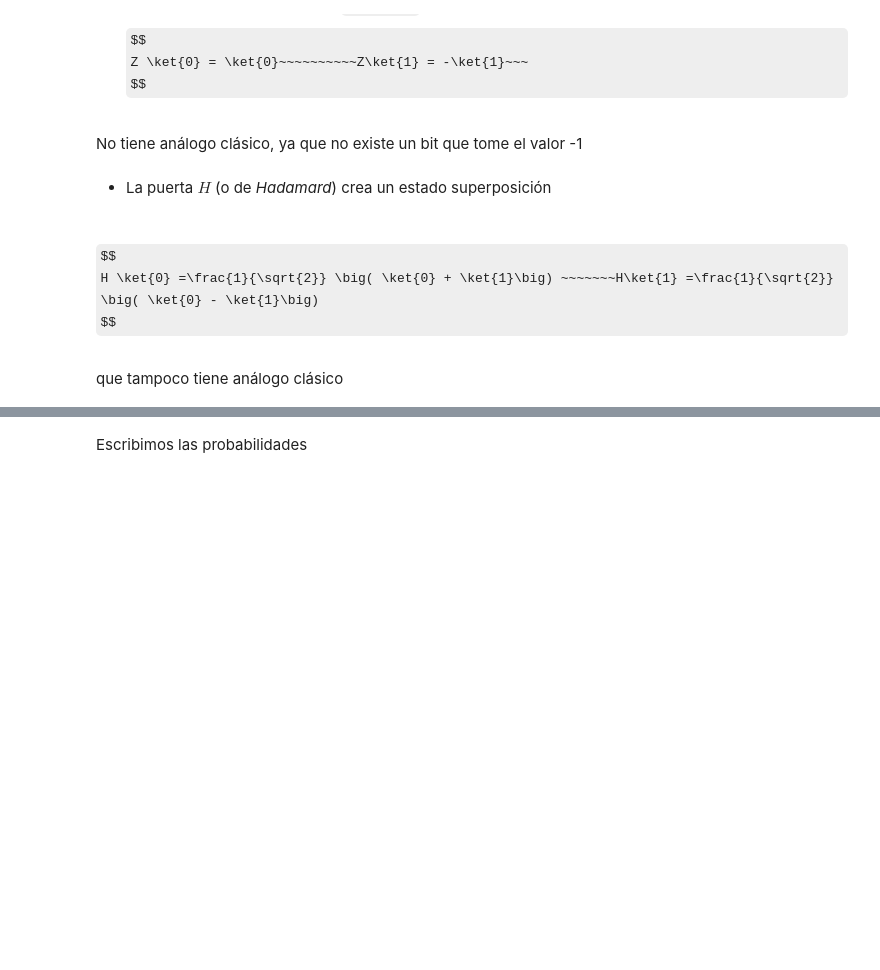
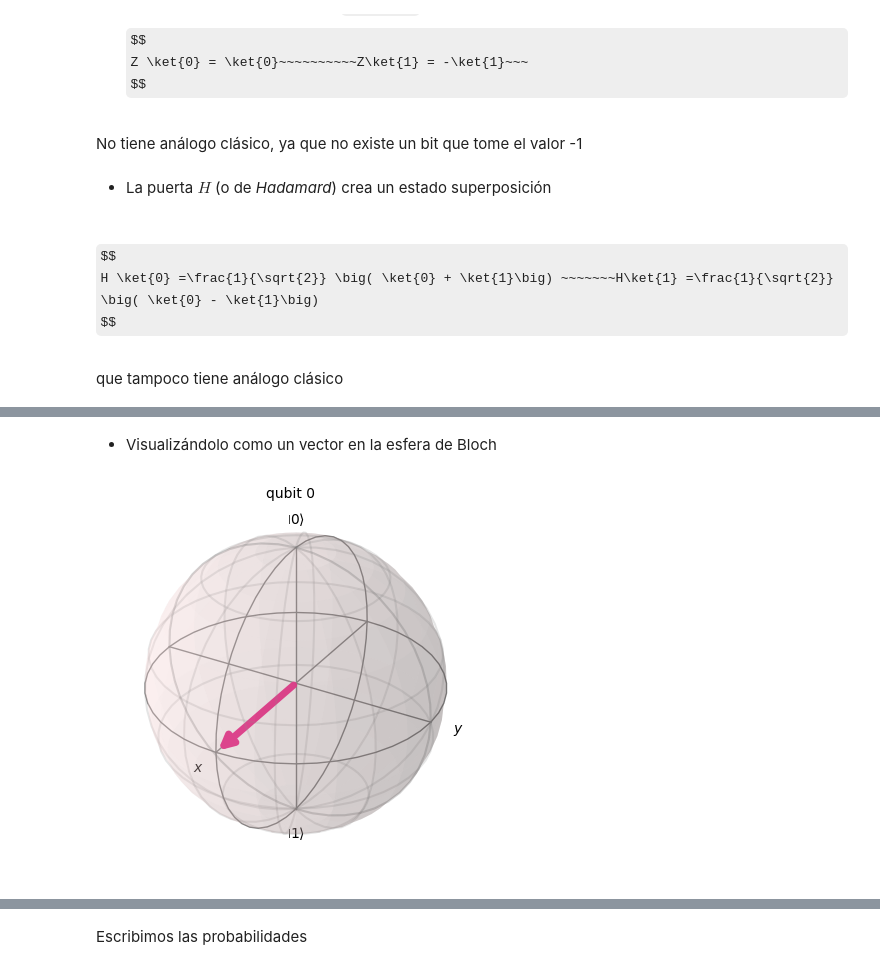
Before and after one commit to talentQ-es/Masterclass_2025, a Jupyter notebook: Qibo/Masterclass_2025_qibo.ipynb, the cells around one changed output, grey strips where cells are left out. Saved outputs shown, nothing was run; the diff lists cells and outputs as text; code cells hidden in the pictures; some formulas as TeX source; blank space fills up the shorter version.

```diff
--- a/Qibo/Masterclass_2025_qibo.ipynb
+++ b/Qibo/Masterclass_2025_qibo.ipynb
@@ -299,0 +143,6 @@ Medidas=  Counter({'11': 253, '01': 252, '10': 251, '00': 244})
+# %% [markdown]
+- Visualizándolo como un vector en la esfera de Bloch
+# %%
+draw_state_Bloch(qc)
+# %% [output]
+[figure, added]
```
Also changed, not shown: parts of 107 cells of this notebook, 5 other files.
